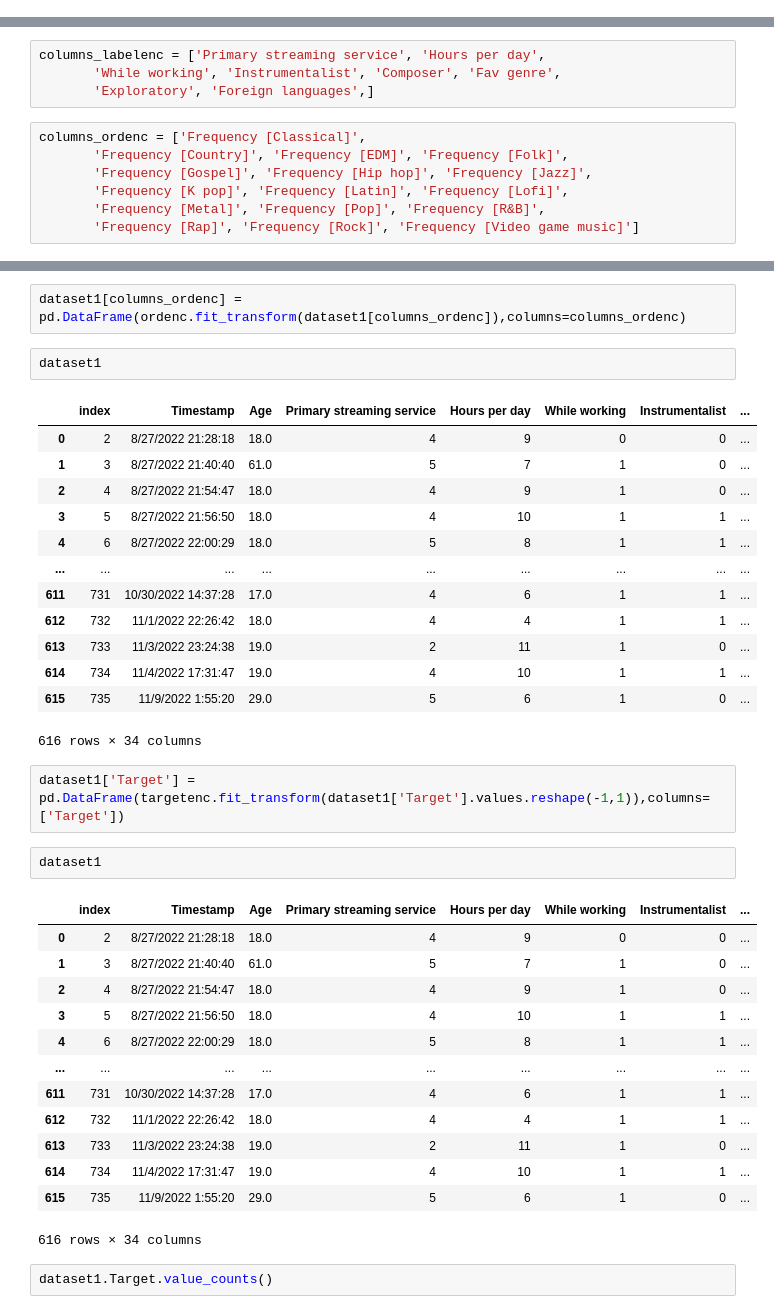
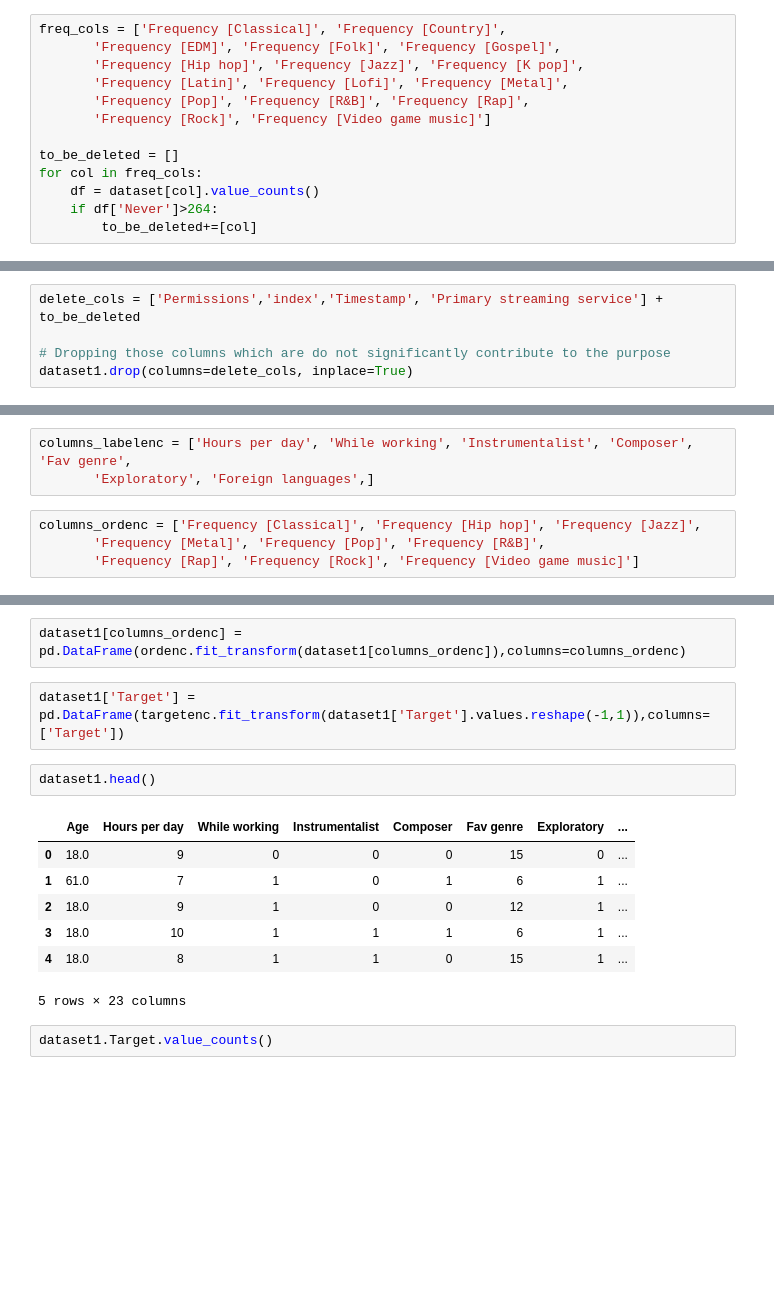
Before and after one commit to soham-b-github/Rhythms-of-the-Mind, a Jupyter notebook: notebook-bbmlp-term-project.ipynb, the cells around one changed output, grey strips where cells are left out. Cells and saved outputs as stored; diff of their text form; blank space fills up the shorter version.

```diff
--- a/notebook-bbmlp-term-project.ipynb
+++ b/notebook-bbmlp-term-project.ipynb
@@ -64,0 +121,13 @@ dataset.shape
+# %%
+freq_cols = ['Frequency [Classical]', 'Frequency [Country]',
+       'Frequency [EDM]', 'Frequency [Folk]', 'Frequency [Gospel]',
+       'Frequency [Hip hop]', 'Frequency [Jazz]', 'Frequency [K pop]',
+       'Frequency [Latin]', 'Frequency [Lofi]', 'Frequency [Metal]',
+       'Frequency [Pop]', 'Frequency [R&B]', 'Frequency [Rap]',
+       'Frequency [Rock]', 'Frequency [Video game music]']
+
+to_be_deleted = []
+for col in freq_cols:
+    df = dataset[col].value_counts()
+    if df['Never']>264:
+        to_be_deleted+=[col]
@@ -603,0 +744,5 @@ dataset.shape
+# %%
+delete_cols = ['Permissions','index','Timestamp', 'Primary streaming service'] + to_be_deleted
+
+# Dropping those columns which are do not significantly contribute to the purpose
+dataset1.drop(columns=delete_cols, inplace=True)
@@ -645,12 +866,8 @@ Index(['index', 'Timestamp', 'Age', 'Primary streaming service',
       dtype='object')
 # %%
-columns_labelenc = ['Primary streaming service', 'Hours per day',
-       'While working', 'Instrumentalist', 'Composer', 'Fav genre',
+columns_labelenc = ['Hours per day', 'While working', 'Instrumentalist', 'Composer', 'Fav genre',
        'Exploratory', 'Foreign languages',]
 # %%
-columns_ordenc = ['Frequency [Classical]',
-       'Frequency [Country]', 'Frequency [EDM]', 'Frequency [Folk]',
-       'Frequency [Gospel]', 'Frequency [Hip hop]', 'Frequency [Jazz]',
-       'Frequency [K pop]', 'Frequency [Latin]', 'Frequency [Lofi]',
+columns_ordenc = ['Frequency [Classical]', 'Frequency [Hip hop]', 'Frequency [Jazz]',
        'Frequency [Metal]', 'Frequency [Pop]', 'Frequency [R&B]',
        'Frequency [Rap]', 'Frequency [Rock]', 'Frequency [Video game music]']
@@ -670,40 +879,18 @@ targetenc = OrdinalEncoder(categories=[['Worsen', 'No effect', 'Improve']])
 dataset1[columns_labelenc] = dataset1[columns_labelenc].apply(labelenc.fit_transform)
 # %%
 dataset1[columns_ordenc] = pd.DataFrame(ordenc.fit_transform(dataset1[columns_ordenc]),columns=columns_ordenc)
-# %%
-dataset1
-# %% [output]
-|  | index | Timestamp | Age | Primary streaming service | Hours per day | While working | Instrumentalist | ... |
-| 0 | 2 | 8/27/2022 21:28:18 | 18.0 | 4 | 9 | 0 | 0 | ... |
-| 1 | 3 | 8/27/2022 21:40:40 | 61.0 | 5 | 7 | 1 | 0 | ... |
-| 2 | 4 | 8/27/2022 21:54:47 | 18.0 | 4 | 9 | 1 | 0 | ... |
-| 3 | 5 | 8/27/2022 21:56:50 | 18.0 | 4 | 10 | 1 | 1 | ... |
-| 4 | 6 | 8/27/2022 22:00:29 | 18.0 | 5 | 8 | 1 | 1 | ... |
-| ... | ... | ... | ... | ... | ... | ... | ... | ... |
-| 611 | 731 | 10/30/2022 14:37:28 | 17.0 | 4 | 6 | 1 | 1 | ... |
-| 612 | 732 | 11/1/2022 22:26:42 | 18.0 | 4 | 4 | 1 | 1 | ... |
-| 613 | 733 | 11/3/2022 23:24:38 | 19.0 | 2 | 11 | 1 | 0 | ... |
-| 614 | 734 | 11/4/2022 17:31:47 | 19.0 | 4 | 10 | 1 | 1 | ... |
-| 615 | 735 | 11/9/2022 1:55:20 | 29.0 | 5 | 6 | 1 | 0 | ... |
-616 rows × 34 columns
 # %%
 dataset1['Target'] = pd.DataFrame(targetenc.fit_transform(dataset1['Target'].values.reshape(-1,1)),columns=['Target'])
 # %%
-dataset1
+dataset1.head()
 # %% [output]
-|  | index | Timestamp | Age | Primary streaming service | Hours per day | While working | Instrumentalist | ... |
-| 0 | 2 | 8/27/2022 21:28:18 | 18.0 | 4 | 9 | 0 | 0 | ... |
-| 1 | 3 | 8/27/2022 21:40:40 | 61.0 | 5 | 7 | 1 | 0 | ... |
-| 2 | 4 | 8/27/2022 21:54:47 | 18.0 | 4 | 9 | 1 | 0 | ... |
-| 3 | 5 | 8/27/2022 21:56:50 | 18.0 | 4 | 10 | 1 | 1 | ... |
-| 4 | 6 | 8/27/2022 22:00:29 | 18.0 | 5 | 8 | 1 | 1 | ... |
-| ... | ... | ... | ... | ... | ... | ... | ... | ... |
-| 611 | 731 | 10/30/2022 14:37:28 | 17.0 | 4 | 6 | 1 | 1 | ... |
-| 612 | 732 | 11/1/2022 22:26:42 | 18.0 | 4 | 4 | 1 | 1 | ... |
-| 613 | 733 | 11/3/2022 23:24:38 | 19.0 | 2 | 11 | 1 | 0 | ... |
-| 614 | 734 | 11/4/2022 17:31:47 | 19.0 | 4 | 10 | 1 | 1 | ... |
-| 615 | 735 | 11/9/2022 1:55:20 | 29.0 | 5 | 6 | 1 | 0 | ... |
+|  | Age | Hours per day | While working | Instrumentalist | Composer | Fav genre | Exploratory | ... |
+| 0 | 18.0 | 9 | 0 | 0 | 0 | 15 | 0 | ... |
+| 1 | 61.0 | 7 | 1 | 0 | 1 | 6 | 1 | ... |
+| 2 | 18.0 | 9 | 1 | 0 | 0 | 12 | 1 | ... |
+| 3 | 18.0 | 10 | 1 | 1 | 1 | 6 | 1 | ... |
+| 4 | 18.0 | 8 | 1 | 1 | 0 | 15 | 1 | ... |
-616 rows × 34 columns
+5 rows × 23 columns
 # %%
 dataset1.Target.value_counts()
 # %% [output]
```
Also changed, not shown: parts of 120 cells of this notebook.
